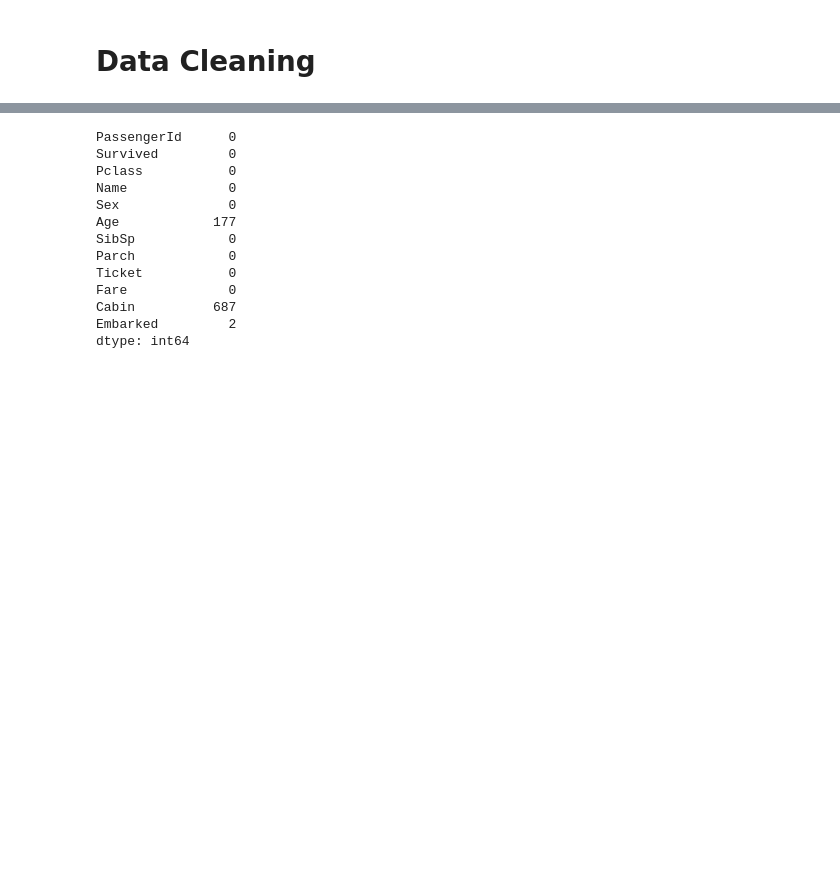
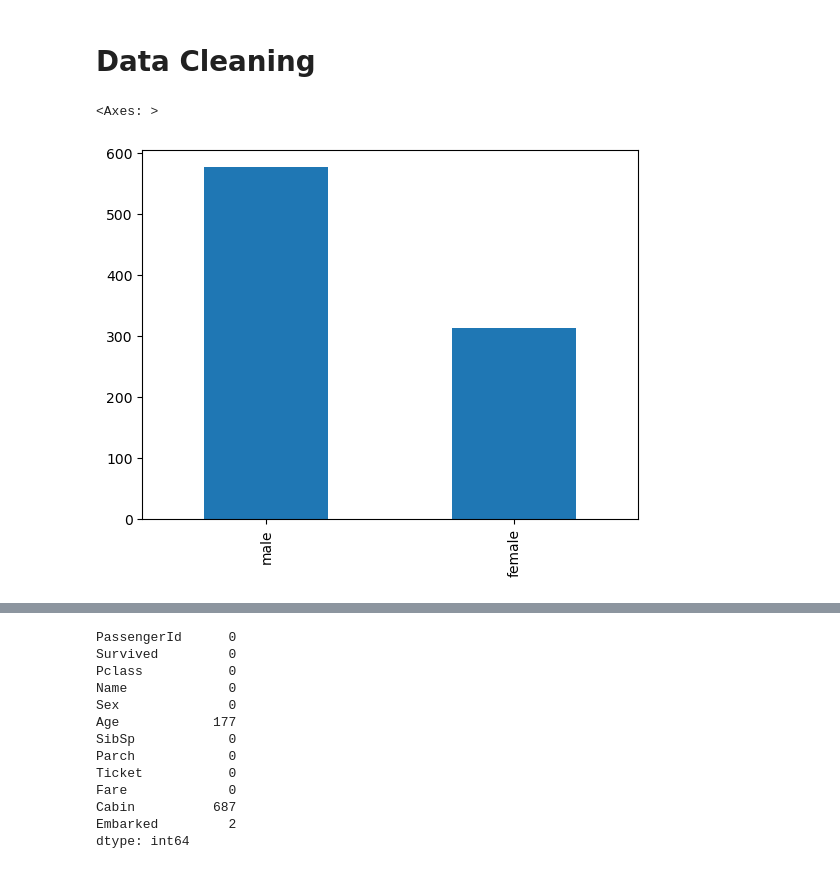
Before and after one commit to alliajagbe/titanic-survival, a Jupyter notebook: survival.ipynb, the cells around one changed output, grey strips where cells are left out. Saved outputs shown, nothing was run; the diff lists cells and outputs as text; code cells hidden in the pictures; blank space fills up the shorter version.

```diff
--- a/survival.ipynb
+++ b/survival.ipynb
@@ -45,3 +45,8 @@ train.describe()
 | max | 891.000000 | 1.000000 | 3.000000 | 80.000000 | 8.000000 | 6.000000 | 512.329200 |
 # %% [markdown]
 # Data Cleaning
+# %%
+train.Sex.value_counts().plot(kind='bar', alpha=1)
+# %% [output]
+<Axes: >
+[figure, added]
```
Also changed, not shown: parts of 1 cell of this notebook.
